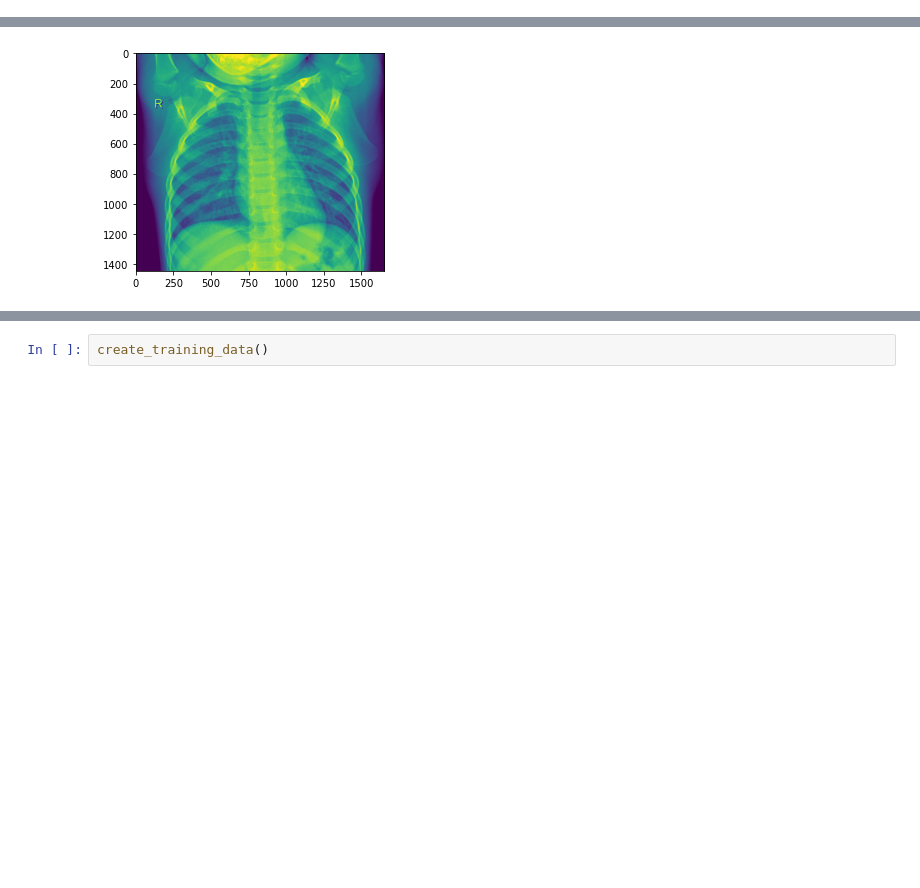
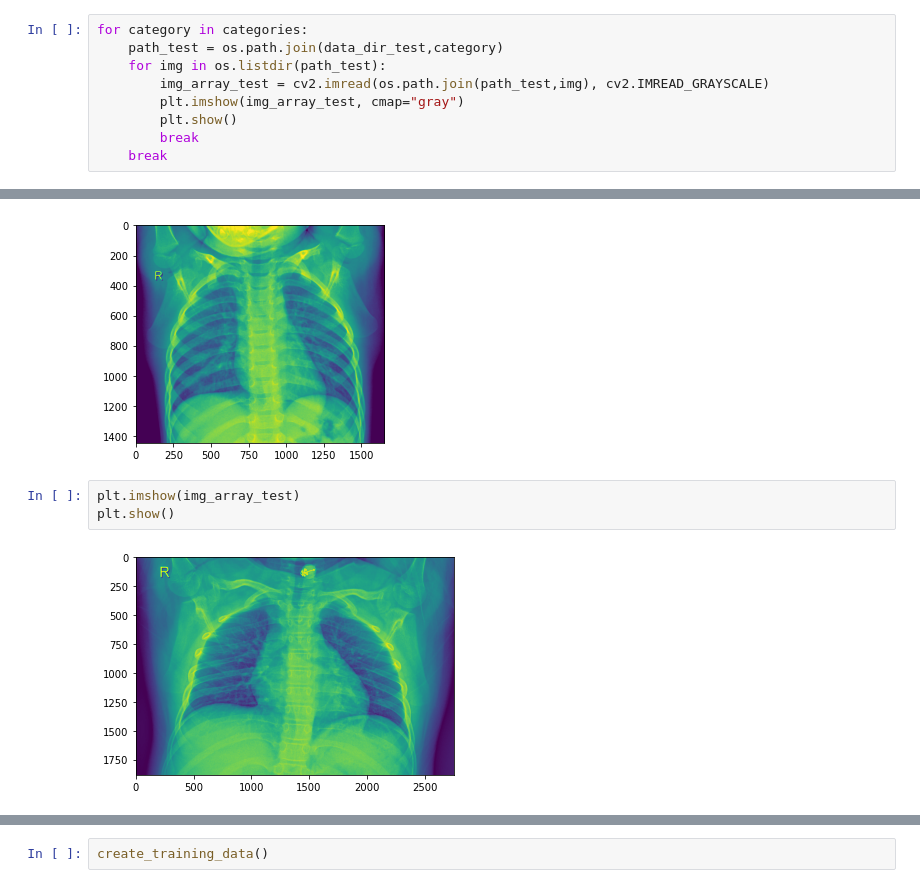
Before and after one commit to edgarbarr1/image-classification-neural-network, a Jupyter notebook: notebook/image-classification-notebook.ipynb, the cells around one changed output, grey strips where cells are left out. Cells and saved outputs as stored; diff of their text form; blank space fills up the shorter version.

```diff
--- a/notebook/image-classification-notebook.ipynb
+++ b/notebook/image-classification-notebook.ipynb
@@ -63,0 +56,9 @@ for category in categories:
+# %%
+for category in categories:
+    path_test = os.path.join(data_dir_test,category)
+    for img in os.listdir(path_test):
+        img_array_test = cv2.imread(os.path.join(path_test,img), cv2.IMREAD_GRAYSCALE)
+        plt.imshow(img_array_test, cmap="gray")
+        plt.show()
+        break
+    break
@@ -72,5 +75,10 @@ plt.imshow(img_array_train)
 plt.show()
 # %% [output]
 [figure]
+# %%
+plt.imshow(img_array_test)
+plt.show()
+# %% [output]
+[figure, added]
 # %%
 img_size = 100
```
Also changed, not shown: parts of 46 cells of this notebook.
